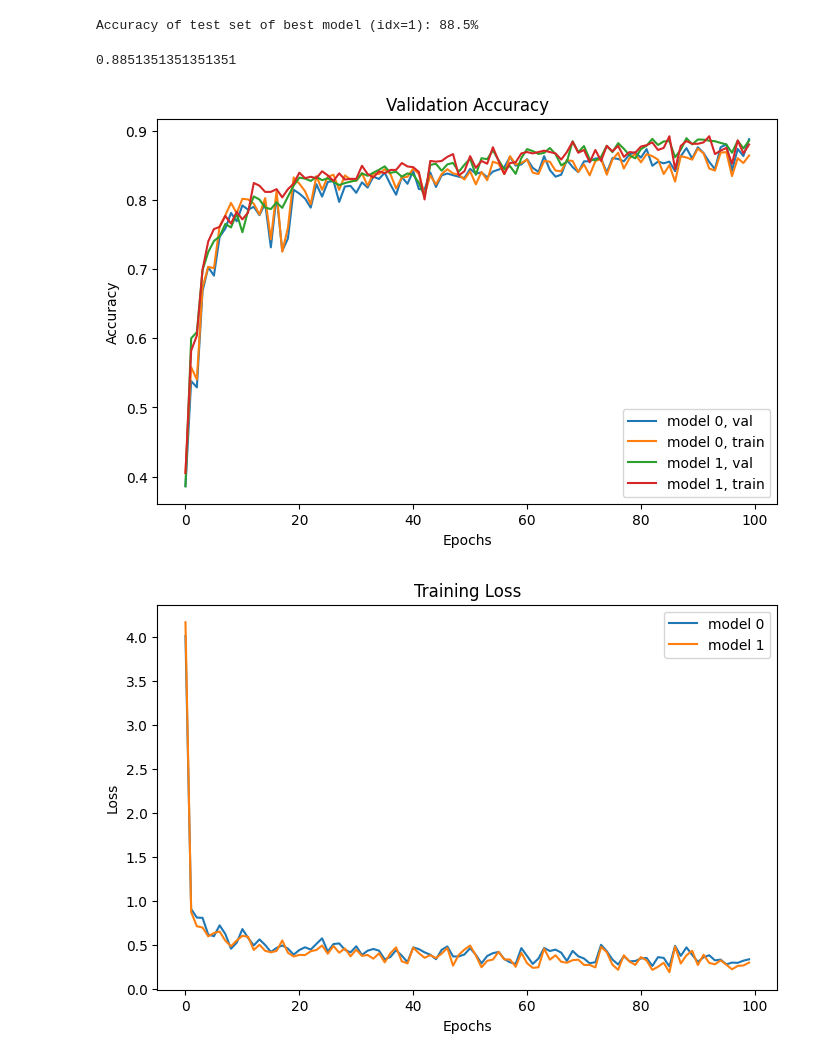
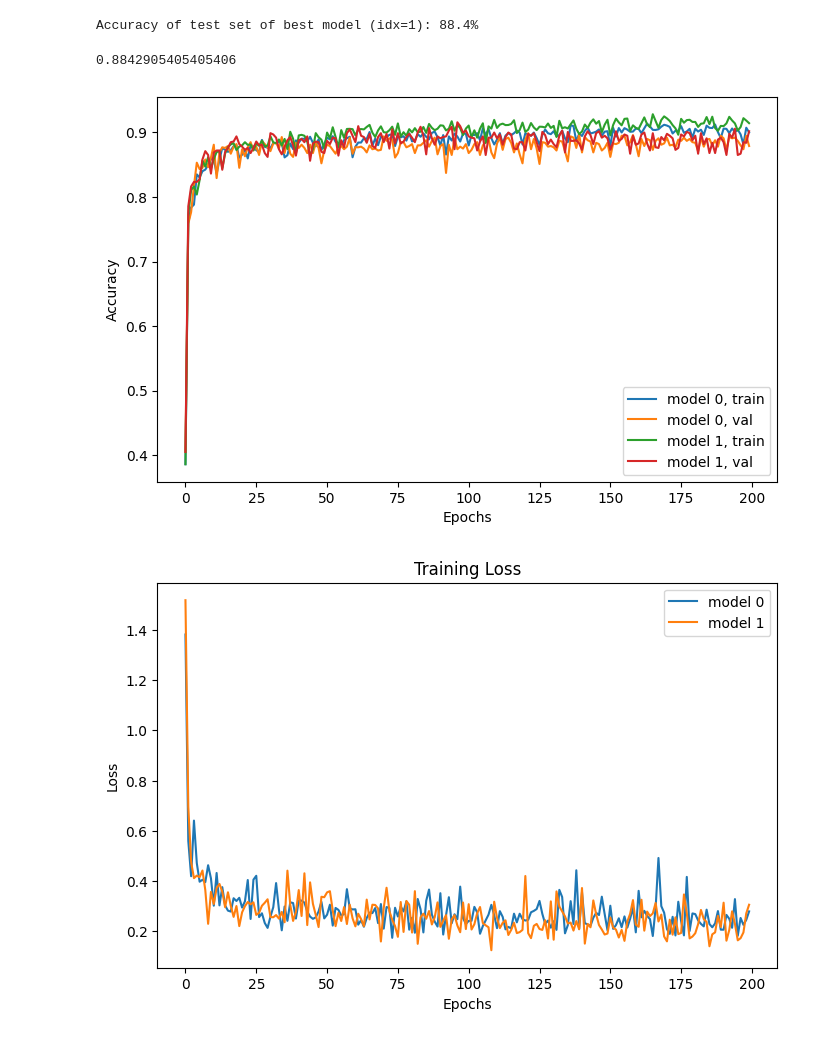
Before and after one commit to GuiMacielPereira/sensor_ML, a Jupyter notebook: data_processing/serious_pytorch.sync.ipynb, the cells around one changed output. Drawn from its saved outputs; the diff is of its cells as text; code cells hidden in the pictures.

Commit message:
COmpared several CNN models.

```diff
--- a/data_processing/serious_pytorch.sync.ipynb
+++ b/data_processing/serious_pytorch.sync.ipynb
@@ -80,11 +130,20 @@ S.norm_X()
 S.setup_tensors()
 S.print_shapes()
 
+# for CNN_STANDARD
+# lr=5e-3, wd=1e-4
+
+# with BatchNorm1d
+# lr=1e-2, wd=1e-3
+
 models, models_losses, models_acc, models_label = [], [], [], []
-for i, model in enumerate([CNN_2(), CNN_STANDARD()]):
+# for i, (model, lr, wd) in enumerate(zip([CNN_4(), CNN_STANDARD()], [1e-2, 5e-3], [1e-3, 1e-4])):
+for i, model in enumerate([CNN_4(), CNN_2()]):
+    lr = 1e-2
+    wd = 1e-3
 
     # Train
-    S.train_model(model, learning_rate=5e-3, batch_size=128, max_epochs=100, weight_decay=1e-4)
+    S.train_model(model, learning_rate=lr, batch_size=128, max_epochs=200, weight_decay=wd)
 
     models.append(model)
     models_losses.append(S.losses)
@@ -114,7 +173,7 @@ def plotAcc(models_label, models_acc):
     """ Plot validation accuracies to determine best model """
     plt.figure(figsize=(8, 5))
     for lab, accs in zip(models_label, models_acc):
-        plt.plot(np.arange(accs.shape[0]), accs, label=[lab+", val", lab+", train"])
+        plt.plot(np.arange(accs.shape[0]), accs, label=[lab+", train", lab+", val"])
     plt.legend()
     plt.ylabel("Accuracy")
     plt.xlabel("Epochs")
@@ -122,34 +181,34 @@ def plotAcc(models_label, models_acc):
 
 def plotLosses(models_label, models_losses):
     """ Plot validation accuracies to determine best model """
     plt.figure(figsize=(8, 5))
     plt.title("Training Loss")
     models_losses = np.array(models_losses)
     plt.plot(np.arange(models_losses.shape[1]), models_losses.T, label=models_label)
     plt.legend()
     plt.ylabel("Loss")
     plt.xlabel("Epochs")
 
 
 def bestModelAcc(models, models_acc, S):
     """
     Prints test accuracy of best model
     Chooses model that yields the best validation accuracy
     S is object containing the data used during training
     """
     best_acc_idx = np.argmax([acc[-1, -1] for acc in models_acc])
     best_model = models[best_acc_idx]
     best_acc = S.acc_te(best_model)
     print(f"Accuracy of test set of best model (idx={best_acc_idx}): {best_acc*100:.1f}%")
     return best_acc
 
 # Plot
 plotAcc(models_label, models_acc)
 plotLosses(models_label, models_losses)
 # Print accuracy
 bestModelAcc(models, models_acc, S)
 # %% [output]
-Accuracy of test set of best model (idx=1): 88.5%
+Accuracy of test set of best model (idx=1): 88.4%
-0.8851351351351351
+0.8842905405405406
-[figure, old version]
+[figure, new version]
-[figure, old version]
+[figure, new version]
```
Also changed, not shown: parts of 4 cells of this notebook, 2 other files.
